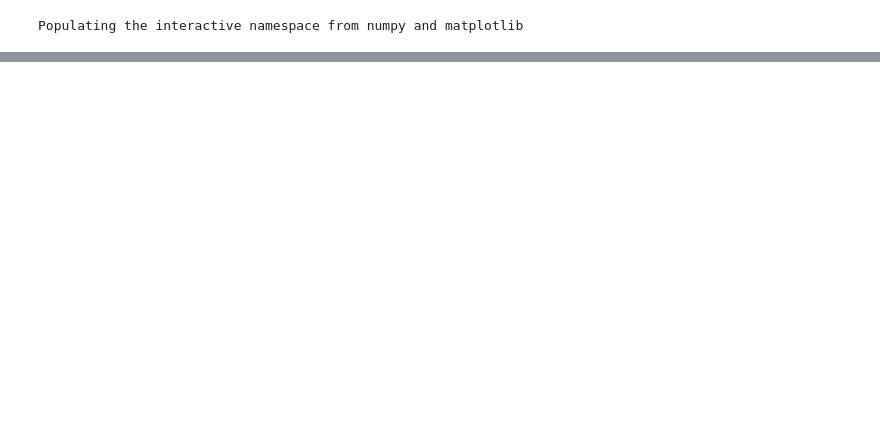
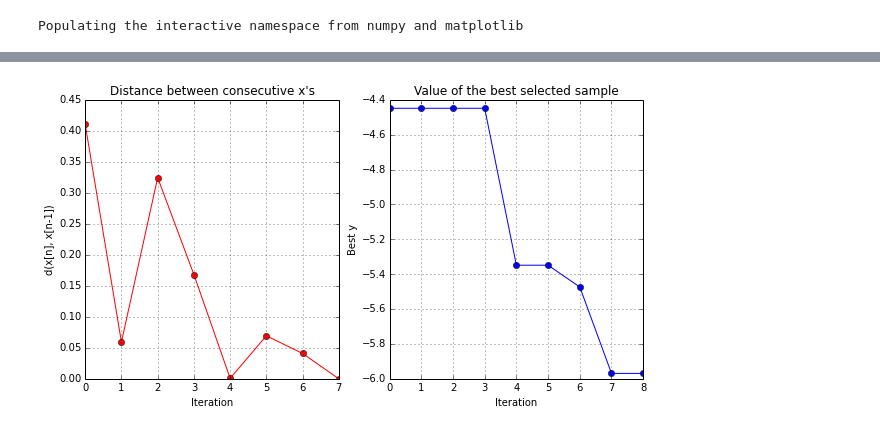
Before and after one commit to zhusj/GPyOpt, a Jupyter notebook: GES_test_success.ipynb, the cells around one changed output, grey strips where cells are left out. Cells and saved outputs as stored; diff of their text form; code cells hidden in the pictures; blank space fills up the shorter version.

```diff
--- a/GES_test_success.ipynb
+++ b/GES_test_success.ipynb
@@ -186,3 +109,7 @@ f_acqu:  1.6520622527e-17
+# %%
+myBopt_GES.plot_convergence()
+# %% [output]
+[figure, added]
 # %%
 myBopt.plot_convergence()
 # %% [output]
```
Also changed, not shown: parts of 24 cells of this notebook, 5 other files.
